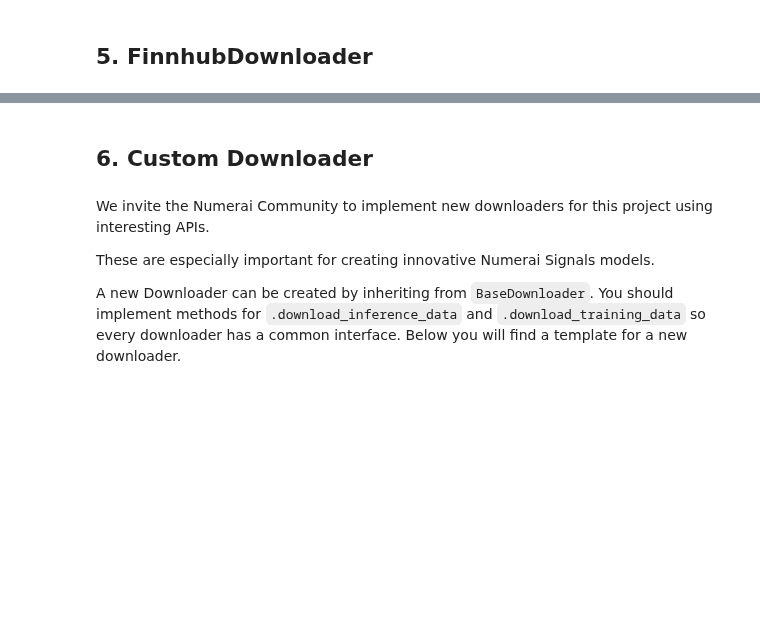
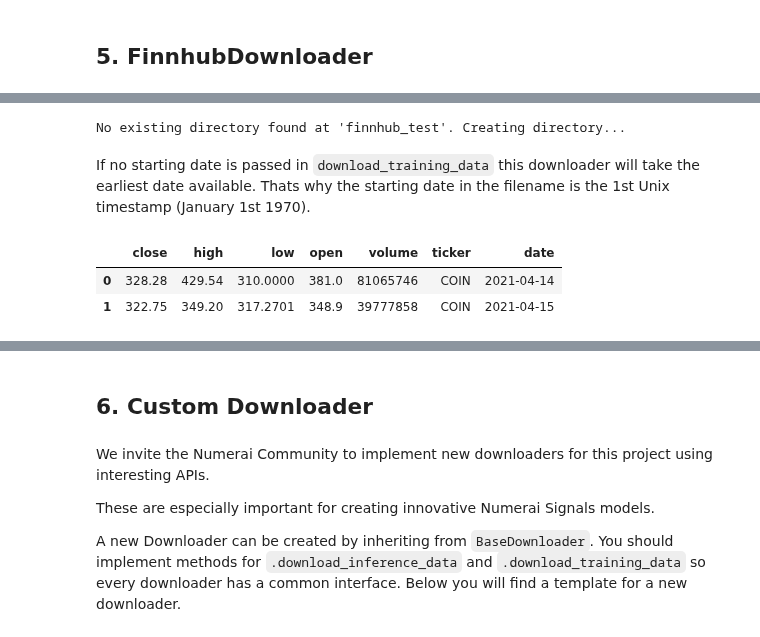
Before and after one commit to crowdcent/numerblox, a Jupyter notebook: nbs/01_download.ipynb, the cells around one changed output, grey strips where cells are left out. Saved outputs shown, nothing was run; the diff lists cells and outputs as text; code cells hidden in the pictures; blank space fills up the shorter version.

```diff
--- a/nbs/01_download.ipynb
+++ b/nbs/01_download.ipynb
@@ -866,0 +848,6 @@ class FinnhubDownloader(BaseDownloader):
+# %%
+#other
+key = "YOUR_FINNHUB_KEY_HERE"
+fhd = FinnhubDownloader(directory_path="finnhub_test", key=key, tickers=['AA', 'AAPL', 'MSFT', 'COIN'])
+# %% [output]
+No existing directory found at 'finnhub_test'. Creating directory...
@@ -866,0 +858,10 @@ class FinnhubDownloader(BaseDownloader):
+# %% [markdown]
+If no starting date is passed in `download_training_data` this downloader will take the earliest date available. Thats why the starting date in the filename is the 1st Unix timestamp (January 1st 1970).
+# %%
+#other
+df = pd.read_parquet("finnhub_test/finnhub_19700101_20220512.parquet")
+df.head(2)
+# %% [output]
+|  | close | high | low | open | volume | ticker | date |
+| 0 | 328.28 | 429.54 | 310.0000 | 381.0 | 81065746 | COIN | 2021-04-14 |
+| 1 | 322.75 | 349.20 | 317.2701 | 348.9 | 39777858 | COIN | 2021-04-15 |
```
Also changed, not shown: parts of 34 cells of this notebook, 3 other files.
